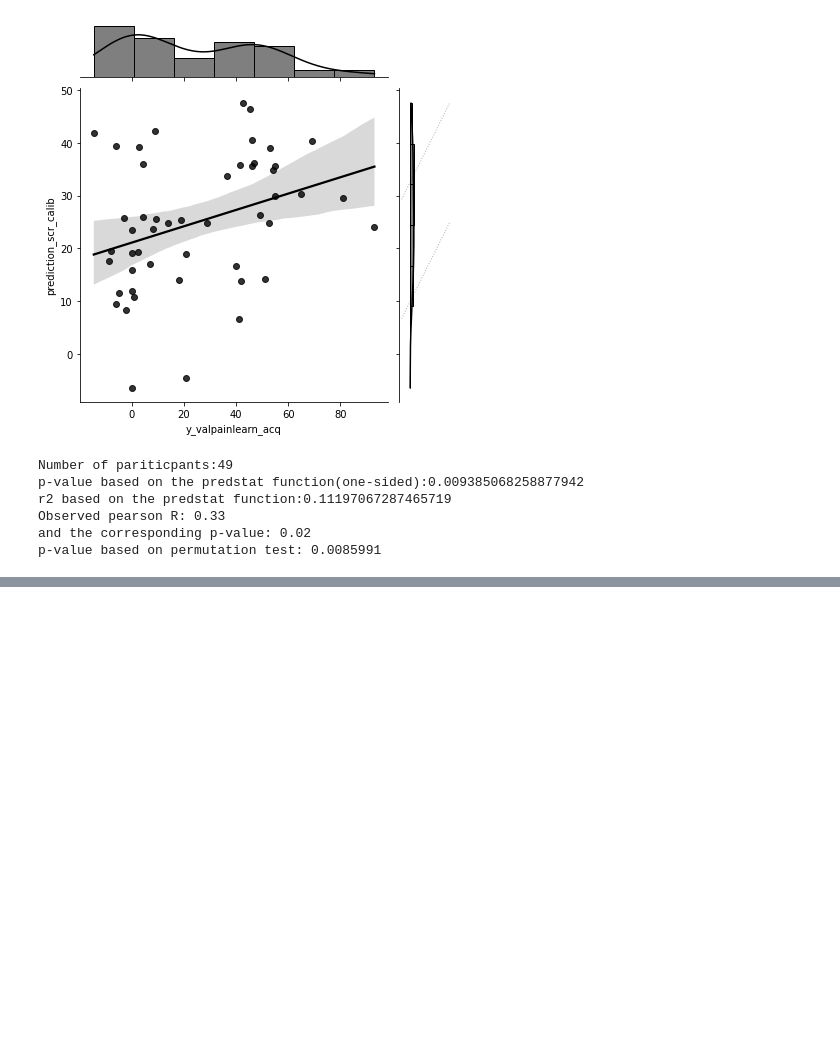
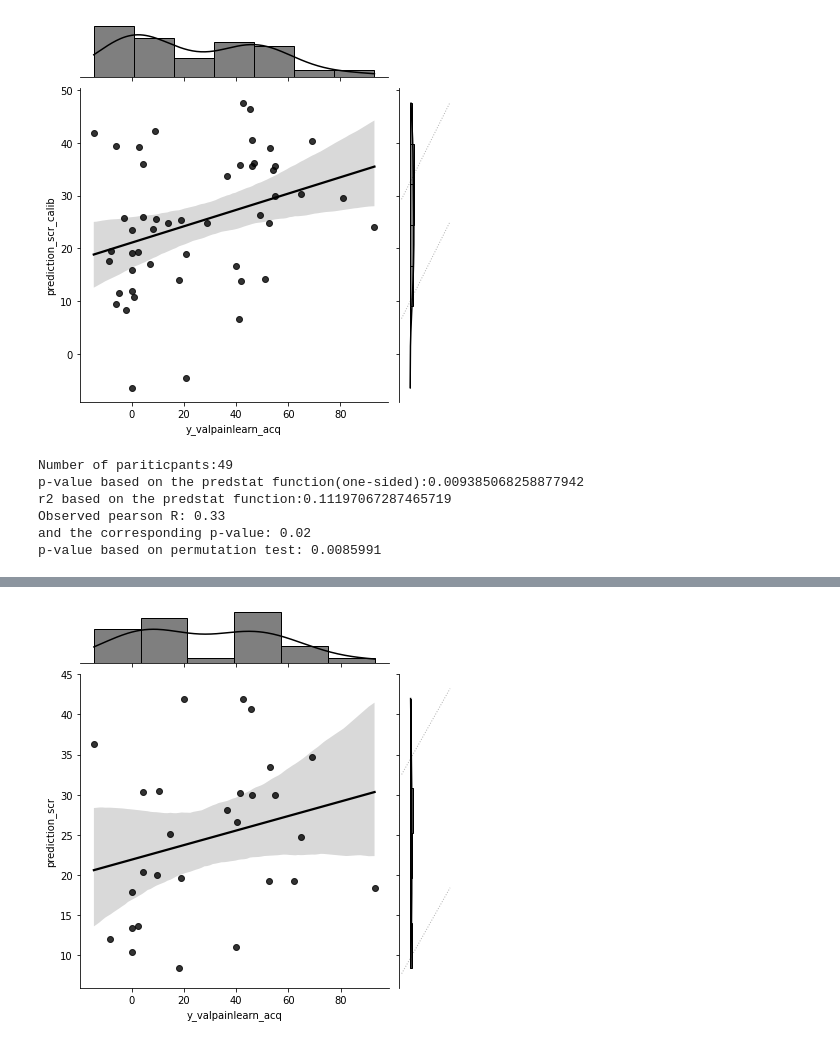
Before and after one commit to kincsesbalint/paintone_rsn, a Jupyter notebook: notebooks/validation.ipynb, the cells around one changed output, grey strips where cells are left out. Cells and saved outputs as stored; diff of their text form; code cells hidden in the pictures; blank space fills up the shorter version.

```diff
--- a/notebooks/validation.ipynb
+++ b/notebooks/validation.ipynb
@@ -281,0 +339,84 @@ concat_feature.to_csv("C:/Users/lenov/PycharmProjects/paintone_rsn/data_in/valid
+# %%
+pathtovalidationsmpl_2="C:/Users/lenov/PycharmProjects/paintone_rsn/data_in/validation_smpl2/"
+dict_subjID_idx_vs2 = load_subjectiid(pathtovalidationsmpl_2+'subjectsIDs.txt')
+subjID_idx_incl_vs2, subjID_idx_excl_vs2, motioninf_vs2 = exclusion(pathtovalidationsmpl_2+'motion_summary.csv',
+                                             dict_subjID_idx=dict_subjID_idx_vs2,
+                                             excl_subj=[],
+                                             FD_limit=0.5,
+                                             percscrublimit = 90)
+# consider removing subj
+timeseries_vs2, \
+labels_vs2, \
+loadedsubjpath_vs2, \
+vectorizedlabels_vs2, \
+listoflabelpairs_vs2 = load_timeseries(pathtovalidationsmpl_2+'regional_timeseries/',
+                                          subjID_idx_incl_vs2.values(),
+                                          fddir=[pathtovalidationsmpl_2+"calculate_FD_Power/mapflow/"],
+                                          numofexlcvolsatthebeg=0)
+
+X_vs2, cm_vs2 = connectivity_matrix(timeseries_vs2)
+
+vs2_features_scr= pd.DataFrame(X_vs2,
+            columns=(vectorizedlabels_vs2),
+            index = subjID_idx_incl_vs2.keys())
+
+
+vs2_behav = pd.read_csv(pathtovalidationsmpl_2+'validation_smpl2_behav.csv',
+                         index_col='VPN',
+                          ).loc[subjID_idx_incl_vs2.keys(),:]
+print('The current behavior variable set, which was preapred with R')
+print(vs2_behav.columns)
+
+# calculate derived valence rating for all participants.
+# pain learning based on my definition in acquisition phase
+vs2_behav['y_valpainlearn_acq']=\
+    ((vs2_behav['CSVis_A_2']-vs2_behav['CSVis_A_0'])-\
+    (vs2_behav['CSMinus_A_2']-vs2_behav['CSMinus_A_0']))/2
+vs2_behav['y_valtonelearn_acq']=\
+    ((vs2_behav['CSAud_A_2']-vs2_behav['CSAud_A_0'])-\
+    (vs2_behav['CSMinus_A_2']-vs2_behav['CSMinus_A_0']))/2
+#checking this publication(https://www.nature.com/articles/s42003-021-02008-1#Sec9) in which the study 2 is part of Robert's shared data
+# They had the extinction on a separate day, and they measured valence right before extiction. We can use that as well.
+vs2_behav['y_valpainlearn_lastacq_ext']=\
+    ((vs2_behav['CSVis_E_2']-vs2_behav['CSVis_A_2'])-\
+    (vs2_behav['CSMinus_E_2']-vs2_behav['CSMinus_A_2']))/2
+vs2_behav['y_valtonelearn_lastacq_ext']=\
+    ((vs2_behav['CSAud_E_2']-vs2_behav['CSAud_A_2'])-\
+    (vs2_behav['CSMinus_E_2']-vs2_behav['CSMinus_A_2']))/2
+
+vs2_behav['y_valpainlearn_proper_ext']=\
+    ((vs2_behav['CSVis_E_2']-vs2_behav['CSVis_E_0'])-\
+    (vs2_behav['CSMinus_E_2']-vs2_behav['CSMinus_E_0']))/2
+vs2_behav['y_valtonelearn_proper_ext']=\
+    ((vs2_behav['CSAud_E_2']-vs2_behav['CSAud_E_0'])-\
+    (vs2_behav['CSMinus_E_2']-vs2_behav['CSMinus_E_0']))/2
+
+
+
+
+vs2_behav['prediction_scr']=m_scr.predict(vs2_features_scr.to_numpy())
+
+obsvar='y_valpainlearn_acq'
+predvar='prediction_scr'
+dataset=vs2_behav
+myml.plot_prediction(dataset[obsvar],dataset[predvar])
+p_value_myml, r_2_myml, residual, regline = myml.pred_stat(dataset[obsvar],
+                                                           dataset[predvar],robust=False,
+                                                           regside='greater')
+print('Number of pariticpants:'+str(len(dataset)))
+print('p-value based on the predstat function(one-sided):' + str(p_value_myml))
+print('r2 based on the predstat function:' + str(r_2_myml))
+print('Observed pearson R: %.2f' % pearsonr(dataset[obsvar],
+                                            dataset[predvar])[0])
+print('and the corresponding p-value: %.2f' % pearsonr(dataset[obsvar],
+                                                       dataset[predvar])[1])
+
+
+p_value_perm = myml.permutation_test(dataset[obsvar],
+                                dataset[predvar],
+                           method='approximate',
+                           func=lambda x, y: np.corrcoef(x,y)[1][0],
+                           num_rounds=10000,
+                           seed=0)
+print('p-value based on permutation test: %.7f' % p_value_perm)
+# %% [output]
@@ -281,0 +439 @@ concat_feature.to_csv("C:/Users/lenov/PycharmProjects/paintone_rsn/data_in/valid
+[figure, added]
```
Also changed, not shown: parts of 8 cells of this notebook.
